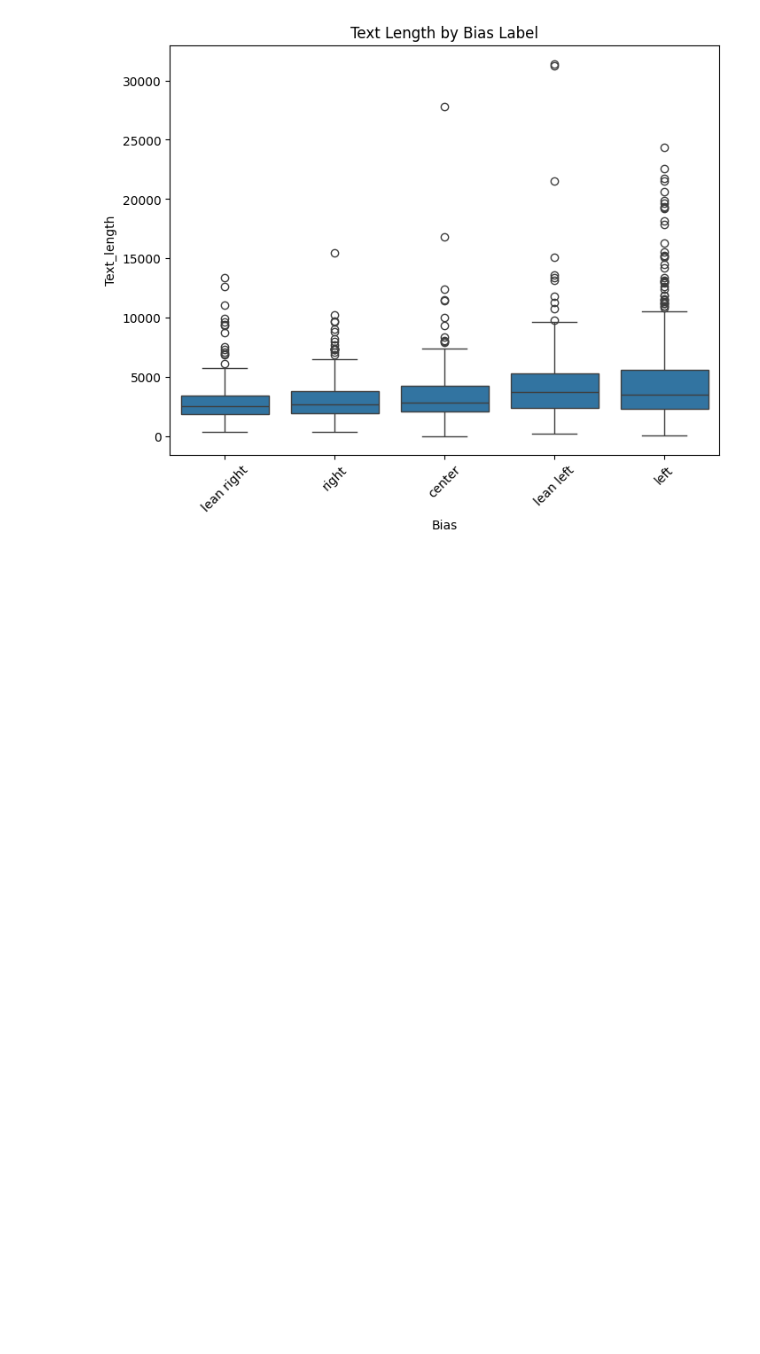
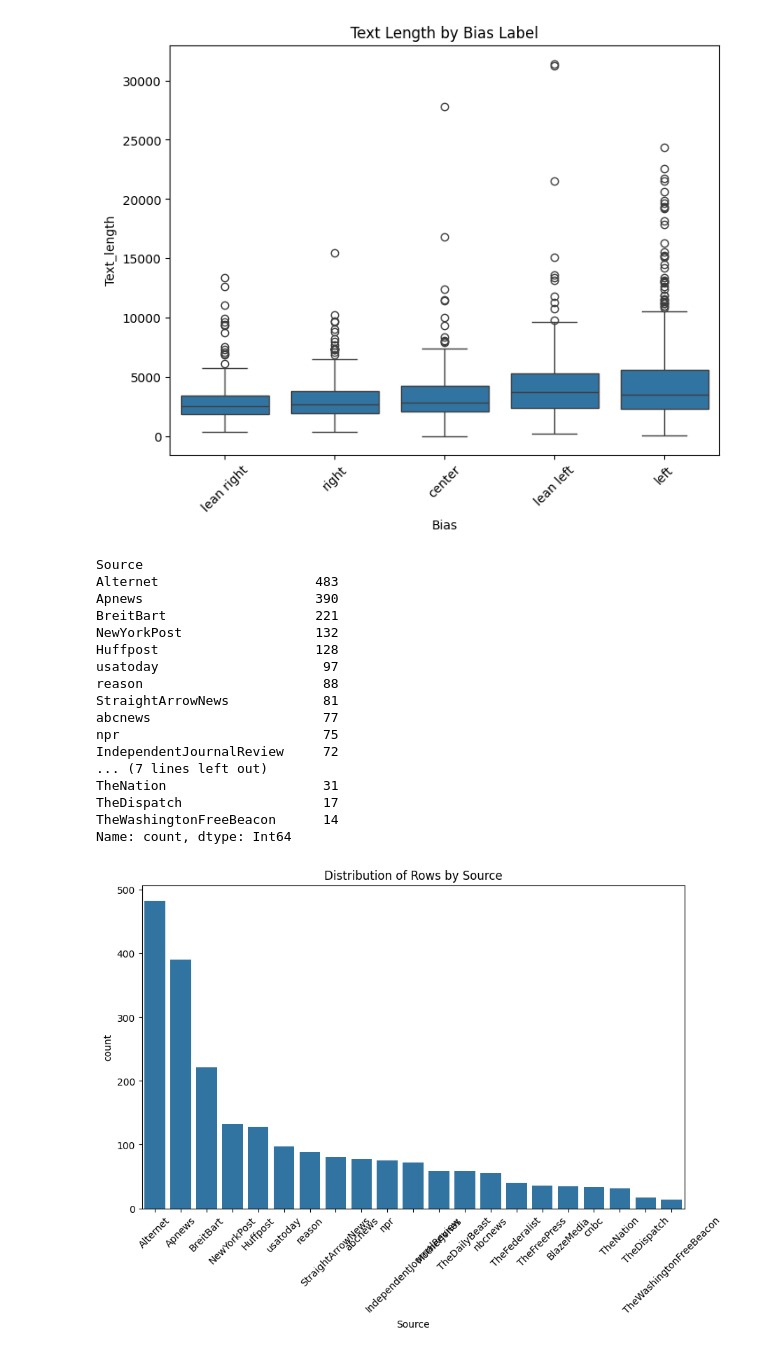
Before and after one commit to foongming/CS5242Project, a Jupyter notebook: EDA.ipynb, the cells around one changed output. Cells and saved outputs as stored; diff of their text form; code cells hidden in the pictures; blank space fills up the shorter version.

```diff
--- a/EDA.ipynb
+++ b/EDA.ipynb
@@ -249,0 +247,32 @@ plt.show()
+# %%
+## check distribution of news sources
+source_counts = data['Source'].value_counts()
+
+# Print the distribution
+print(source_counts)
+
+# Plot the distribution using a bar plot
+plt.figure(figsize=(10, 6))
+sns.countplot(data=data, x='Source', order=source_counts.index)
+plt.title('Distribution of Rows by Source')
+plt.xticks(rotation=45)
+plt.show()
+# %% [output]
+Source
+Alternet                    483
+Apnews                      390
+BreitBart                   221
+NewYorkPost                 132
+Huffpost                    128
+usatoday                     97
+reason                       88
+StraightArrowNews            81
+abcnews                      77
+npr                          75
+IndependentJournalReview     72
+... (7 lines left out)
+TheNation                    31
+TheDispatch                  17
+TheWashingtonFreeBeacon      14
+Name: count, dtype: Int64
+[figure, added]
```
Also changed, not shown: parts of 6 cells of this notebook.
